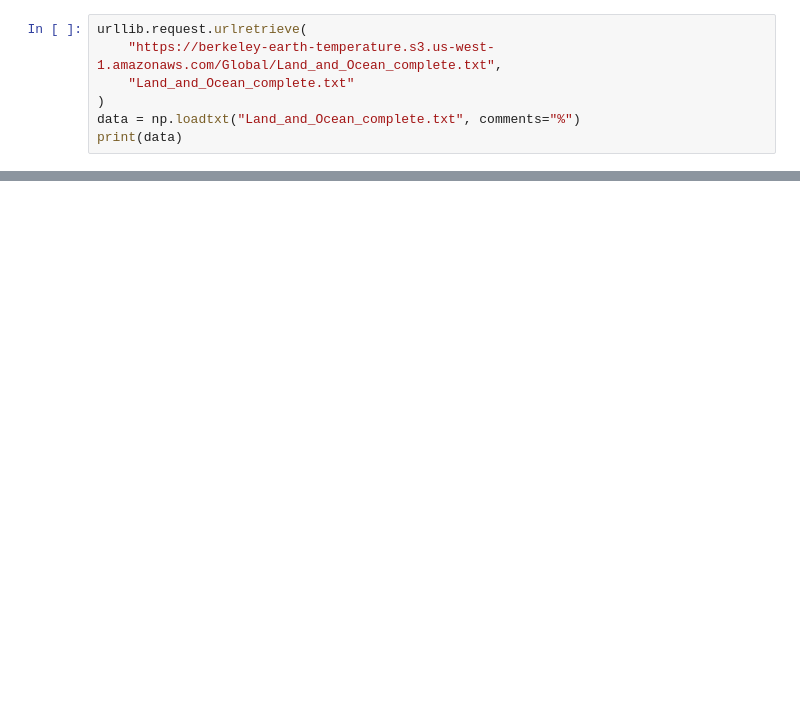
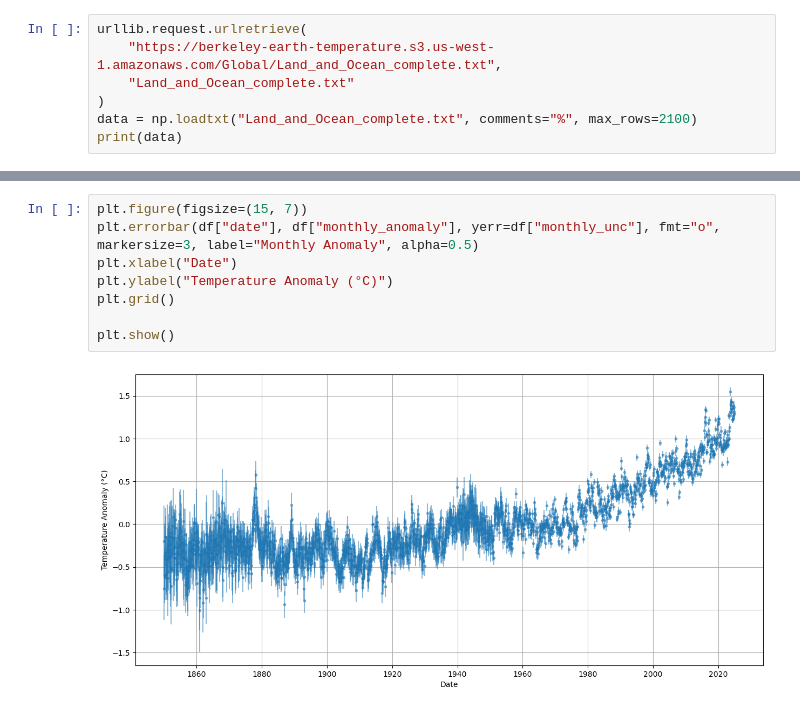
Before and after one commit to stevelonny/global-warming, a Jupyter notebook: exp-02.ipynb, the cells around one changed output, grey strips where cells are left out. Cells and saved outputs as stored; diff of their text form; blank space fills up the shorter version.

```diff
--- a/exp-02.ipynb
+++ b/exp-02.ipynb
@@ -7,7 +8,7 @@ urllib.request.urlretrieve(
     "https://berkeley-earth-temperature.s3.us-west-1.amazonaws.com/Global/Land_and_Ocean_complete.txt",
     "Land_and_Ocean_complete.txt"
 )
-data = np.loadtxt("Land_and_Ocean_complete.txt", comments="%")
+data = np.loadtxt("Land_and_Ocean_complete.txt", comments="%", max_rows=2100)
 print(data)
 # %% [output]
 [[ 1.850e+03  1.000e+00 -7.530e-01 ...        nan        nan        nan]
@@ -77,0 +78,10 @@ print(df.head())
+# %%
+plt.figure(figsize=(15, 7))
+plt.errorbar(df["date"], df["monthly_anomaly"], yerr=df["monthly_unc"], fmt="o", markersize=3, label="Monthly Anomaly", alpha=0.5)
+plt.xlabel("Date")
+plt.ylabel("Temperature Anomaly (°C)")
+plt.grid()
+
+plt.show()
+# %% [output]
+[figure, added]
```
Also changed, not shown: parts of 27 cells of this notebook.
